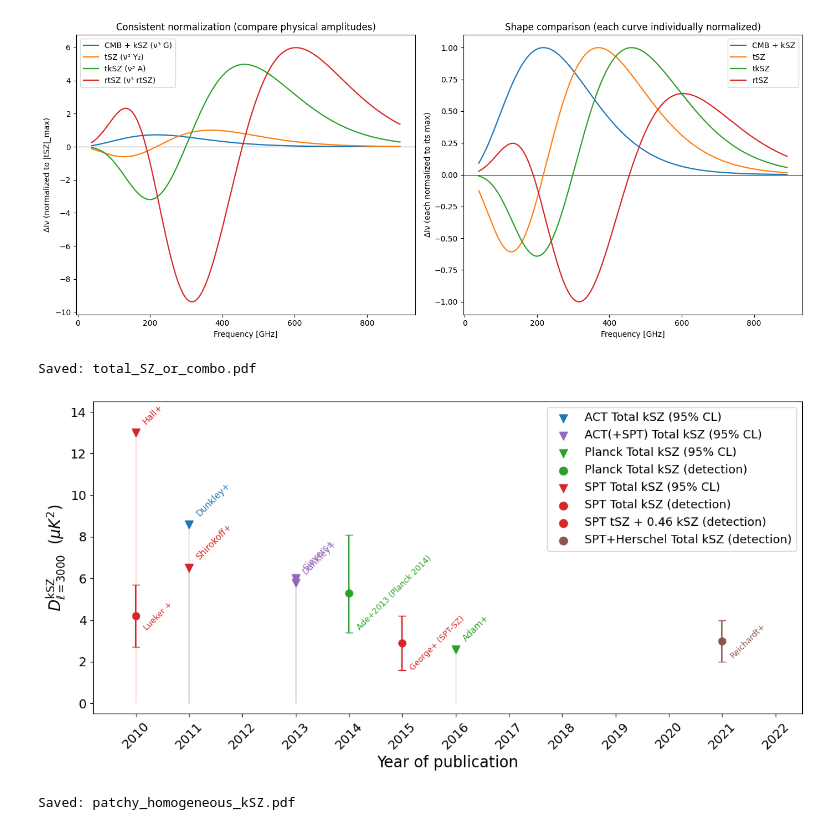
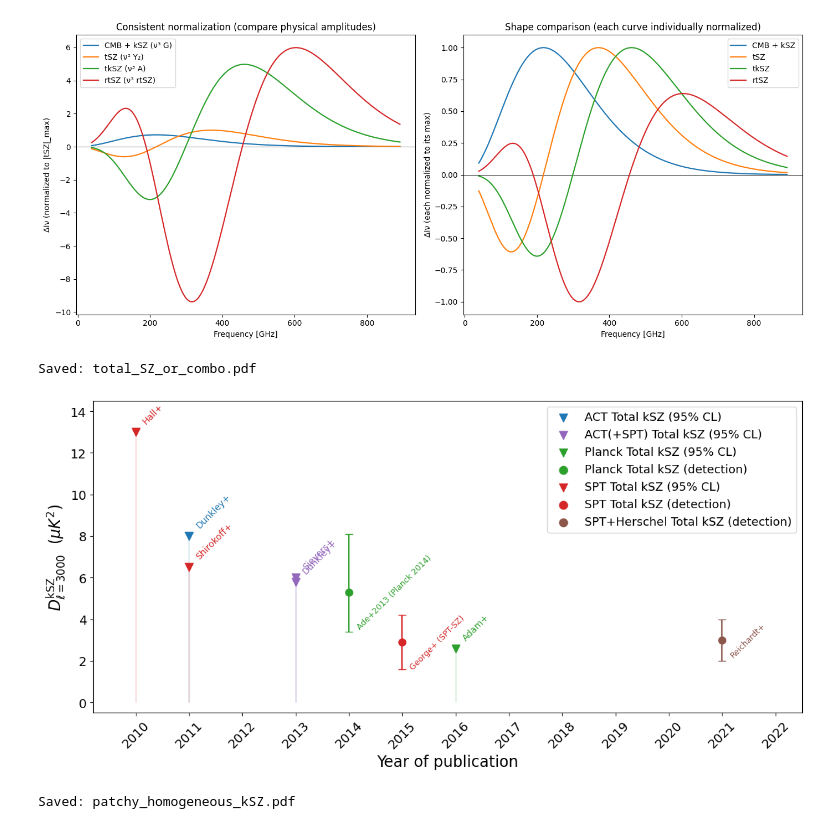
Before and after one commit to swanith01/Swanith_DP2_GitBranch, a Jupyter notebook: Plots/SED_kSZ/Measurements_and_Spectra_kSZ.ipynb, the cells around one changed output. Saved outputs shown, nothing was run; the diff lists cells and outputs as text; code cells hidden in the pictures.

```diff
--- a/Plots/SED_kSZ/Measurements_and_Spectra_kSZ.ipynb
+++ b/Plots/SED_kSZ/Measurements_and_Spectra_kSZ.ipynb
@@ -268,9 +268,9 @@ valid_total_combo_labels = {
 }
 
 ksz_data = [
-    (2010, 4.2, 1.5, 1.5, False, 'SPT', 'combo', r'Lueker +'),
+    #(2010, 4.2, 1.5, 1.5, False, 'SPT', 'combo', r'Lueker +'),
     (2010, 13.0, None, None, True, 'SPT', 'total', 'Hall+ (95% CL)'),
-    (2011, 8.6, None, None, True, 'ACT', 'total', 'Dunkley+ (95% CL)'),
+    (2011, 8.0, None, None, True, 'ACT', 'total', 'Dunkley+ (95% CL)'),
     (2011, 6.5, None, None, True, 'SPT', 'total', 'Shirokoff+ (95% CL)'),
     (2012, 2.8, None, None, True, 'SPT', 'total', 'Reichardt+ (baseline Shaw/Sehgal)'),     # EXCLUDE
     (2012, 5.7, None, None, True, 'SPT', 'total', 'Reichardt+ (with patchy template & tSZ-CIB corr)'),  # EXCLUDE
@@ -298,7 +298,7 @@ def plot_entry(ax, entry, legend_handles):
         ax.scatter(year, val, marker='v', color=color, s=80, zorder=5)
         ax.vlines(year, 0, val, color=color, alpha=0.12, linewidth=2)
         short_lbl = lbl.split('(')[0].strip()
-        ax.annotate(short_lbl, xy=(year + 0.1, val + 0.3), fontsize=9.8,
+        ax.annotate(short_lbl, xy=(year + 0.1, val + 0.3), fontsize=10,
                     rotation=45, va='bottom', ha='left', color=color)
         hkey = (exp, ktype, 'upper')
         if hkey not in legend_handles:
@@ -333,34 +333,35 @@ def finalize_plot(ax, title, outfile):
     #ax.grid(True)
 
     handles, labels = [], []
     for h in legend_handles.values():
         handles.append(h)
         labels.append(h.get_label())
 
     if labels:
         combined = sorted(zip(labels, handles), key=lambda x: (x[0].split()[0], x[0]))
         labels, handles = zip(*combined)
         ax.legend(handles, labels, loc='upper right', fontsize=13, ncol=1)
 
     plt.tight_layout()
     plt.savefig(outfile, dpi=200)
     print(f'Saved: {outfile}')
+    plt.savefig("total_SZ_or_combo.png", dpi=200)  # Save PNG version
     plt.show()
     plt.close()
 
 # --- PLOT 1: ONLY TRUE TOTAL + COMBO ---
 fig, ax = plt.subplots(figsize=(12, 6))
 legend_handles = {}
 
 for entry in ksz_data:
     lbl = entry[7]
     if lbl in valid_total_combo_labels:
         legend_handles = plot_entry(ax, entry, legend_handles)
 
 finalize_plot(ax, 'Total kSZ + Combo Measurements', 'total_SZ_or_combo.pdf')
 # %% [output]
 Saved: total_SZ_or_combo.pdf
-[figure, old version]
+[figure, new version]
 # %%
 # CELL 2 – Patchy & Homogeneous kSZ
 # --------------------------------------------------------------
```
Also changed, not shown: parts of 1 cell of this notebook, 3 other files.
